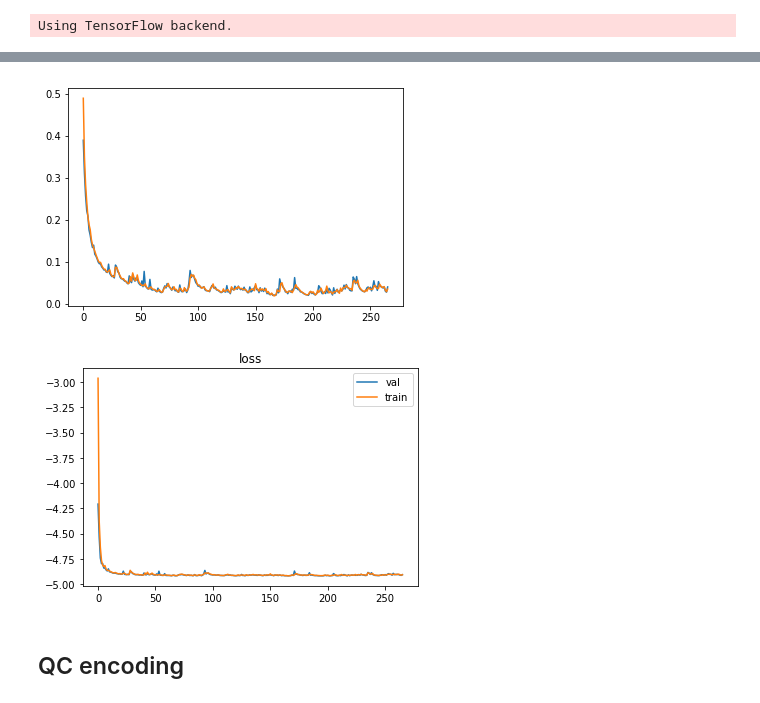
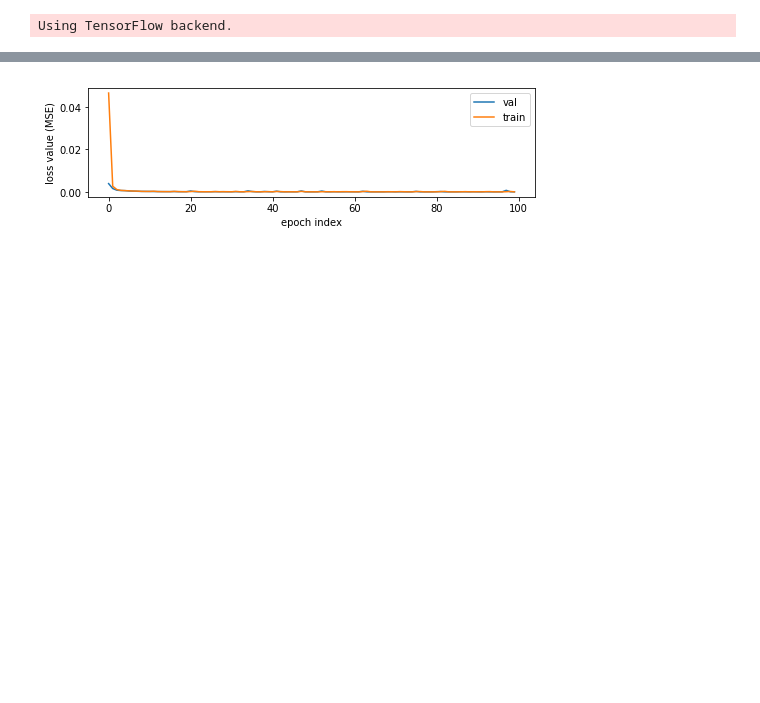
Before and after one commit to MLGeophysics/community, a Jupyter notebook: docs/projects/auto-encoder/how_to_autoencode.ipynb, the cells around one changed output, grey strips where cells are left out. Cells and saved outputs as stored; diff of their text form; code cells hidden in the pictures; blank space fills up the shorter version.

```diff
--- a/docs/projects/auto-encoder/how_to_autoencode.ipynb
+++ b/docs/projects/auto-encoder/how_to_autoencode.ipynb
@@ -124,16 +104,30 @@ _________________________________________________________________
 # %%
 # specify opt. strategy
 ae.compile(optimizer='adam',
-            loss='binary_crossentropy',
-            metrics=['mae'])
+            loss='mse',
+            metrics=['mse'])
 # %%
-# specify training params
+# specify training parameters and callback functions
+
+# batch size for stochastic solver
 batch_size = 16
-epochs = 1000
+
+# number of times entire dataset is considered in stochastic solver
+epochs = 100
+
+# unique name for the network for saving
 unique_name = petname.name()
 model_filename = 'aen_sin_%03dHz_n=%05d_'%(int(f),nt)+unique_name+'.h5'
+
+# training history file name
 history_filename = 'results_'+unique_name+'.npz'
+
+# stop early after no improvement past epochs=patience and be verbose
 earlystopper = EarlyStopping(patience=100, verbose=1)
+
+# checkpoint and save model when improvement occurs
 checkpointer = ModelCheckpoint(model_filename, verbose=1, save_best_only=True)
+
+# consolidate callback functions for convenience
 callbacks = [earlystopper, checkpointer]
 # %%
@@ -164,16 +140,11 @@ Epoch 00266: early stopping
 # %%
-# QC training results
-plt.plot(results.history['val_mean_absolute_error'], label='val')
-plt.plot(results.history['mean_absolute_error'], label='train')
-plt.show()
-
+# QC training and validation curves (should follow eachother)
+plt.figure(figsize=(8,2))
 plt.plot(results.history['val_loss'], label='val')
 plt.plot(results.history['loss'], label='train')
-plt.title('loss')
+plt.xlabel('epoch index')
+plt.ylabel('loss value (MSE)')
 plt.legend()
 plt.show()
 # %% [output]
-[figure, old version]
+[figure, new version]
-[figure, removed]
-# %% [markdown]
-## QC encoding
```
Also changed, not shown: parts of 17 cells of this notebook.
